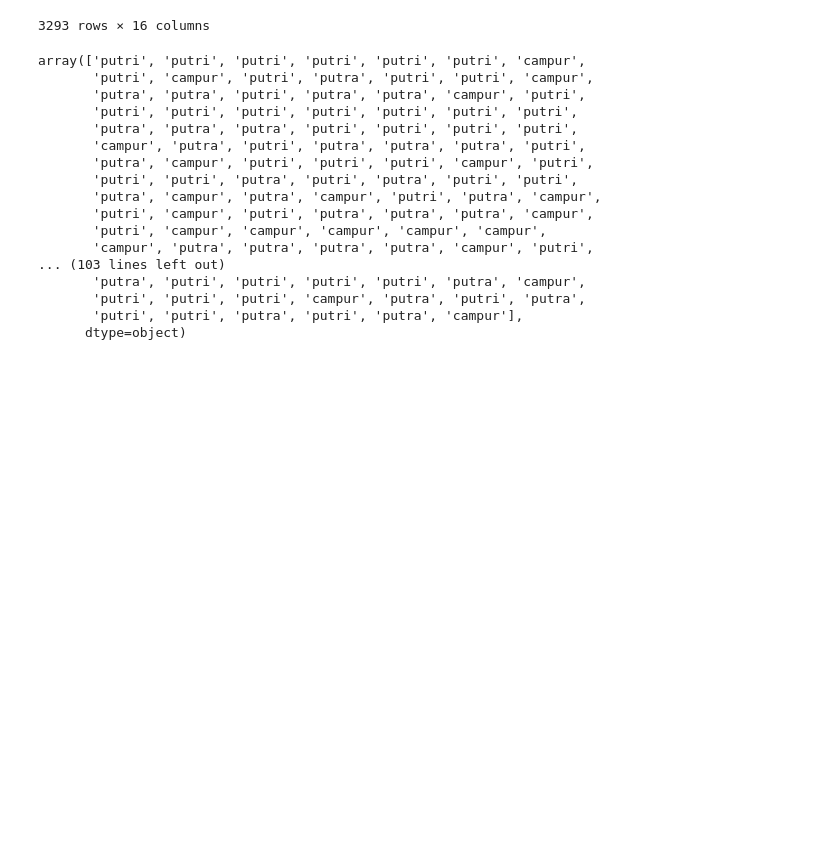
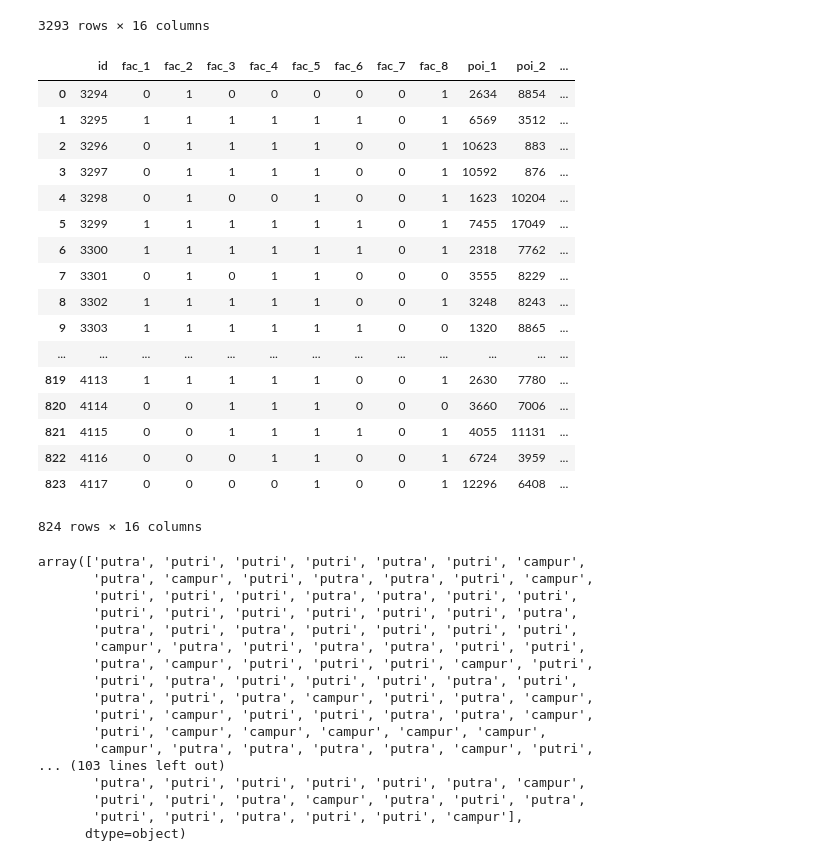
Before and after one commit to FarhanSetyaD/DataMining-Competition-JOINTS-UGM-2019, a Jupyter notebook: XGBoost.ipynb, the cells around one changed output. Saved outputs shown, nothing was run; the diff lists cells and outputs as text; code cells hidden in the pictures; blank space fills up the shorter version.

```diff
--- a/XGBoost.ipynb
+++ b/XGBoost.ipynb
@@ -40,6 +42,27 @@ train_df
 | 3291 | 0.0 | 0.0 | 1.0 | 0.0 | 1.0 | 0.0 | 0.0 | 0.0 | 1669.0 | 10065.0 | 3994.0 | ... |
 | 3292 | 0.0 | 0.0 | 0.0 | 0.0 | 0.0 | 0.0 | 0.0 | 1.0 | 2634.0 | 8854.0 | 2007.0 | ... |
 3293 rows × 16 columns
+# %%
+test_df
+# %% [output]
+|  | id | fac_1 | fac_2 | fac_3 | fac_4 | fac_5 | fac_6 | fac_7 | fac_8 | poi_1 | poi_2 | ... |
+| 0 | 3294 | 0 | 1 | 0 | 0 | 0 | 0 | 0 | 1 | 2634 | 8854 | ... |
+| 1 | 3295 | 1 | 1 | 1 | 1 | 1 | 1 | 0 | 1 | 6569 | 3512 | ... |
+| 2 | 3296 | 0 | 1 | 1 | 1 | 1 | 0 | 0 | 1 | 10623 | 883 | ... |
+| 3 | 3297 | 0 | 1 | 1 | 1 | 1 | 0 | 0 | 1 | 10592 | 876 | ... |
+| 4 | 3298 | 0 | 1 | 0 | 0 | 1 | 0 | 0 | 1 | 1623 | 10204 | ... |
+| 5 | 3299 | 1 | 1 | 1 | 1 | 1 | 1 | 0 | 1 | 7455 | 17049 | ... |
+| 6 | 3300 | 1 | 1 | 1 | 1 | 1 | 1 | 0 | 1 | 2318 | 7762 | ... |
+| 7 | 3301 | 0 | 1 | 0 | 1 | 1 | 0 | 0 | 0 | 3555 | 8229 | ... |
+| 8 | 3302 | 1 | 1 | 1 | 1 | 1 | 0 | 0 | 1 | 3248 | 8243 | ... |
+| 9 | 3303 | 1 | 1 | 1 | 1 | 1 | 1 | 0 | 0 | 1320 | 8865 | ... |
+| ... | ... | ... | ... | ... | ... | ... | ... | ... | ... | ... | ... | ... |
+| 819 | 4113 | 1 | 1 | 1 | 1 | 1 | 0 | 0 | 1 | 2630 | 7780 | ... |
+| 820 | 4114 | 0 | 0 | 1 | 1 | 1 | 0 | 0 | 0 | 3660 | 7006 | ... |
+| 821 | 4115 | 0 | 0 | 1 | 1 | 1 | 1 | 0 | 1 | 4055 | 11131 | ... |
+| 822 | 4116 | 0 | 0 | 0 | 1 | 1 | 0 | 0 | 1 | 6724 | 3959 | ... |
+| 823 | 4117 | 0 | 0 | 0 | 0 | 1 | 0 | 0 | 1 | 12296 | 6408 | ... |
+824 rows × 16 columns
 # %%
 # We'll impute missing values using the median for numeric columns and the most
 # common value for string columns.
@@ -79,26 +102,26 @@ X_train, X_test, Y_train, Y_test = train_test_split(train_X, train_y, test_size=
 # You can experiment with many other options here, using the same .fit() and .predict()
 # methods; see http://scikit-learn.org
 # This example uses the current build of XGBoost, from https://github.com/dmlc/xgboost
-gbm = xgb.XGBClassifier(max_depth=11, n_estimators=2900, learning_rate=0.5).fit(train_X, train_y)
+gbm = xgb.XGBClassifier(max_depth=3,n_estimators=2900, learning_rate=0.5).fit(train_X, train_y)
 # gbm.score(X_test, Y_test)
 predictions = gbm.predict(test_X)
 predictions
 # %% [output]
-array(['putri', 'putri', 'putri', 'putri', 'putri', 'putri', 'campur',
-       'putri', 'campur', 'putri', 'putra', 'putri', 'putri', 'campur',
-       'putra', 'putra', 'putri', 'putra', 'putra', 'campur', 'putri',
-       'putri', 'putri', 'putri', 'putri', 'putri', 'putri', 'putri',
-       'putra', 'putra', 'putra', 'putri', 'putri', 'putri', 'putri',
-       'campur', 'putra', 'putri', 'putra', 'putra', 'putra', 'putri',
+array(['putra', 'putri', 'putri', 'putri', 'putra', 'putri', 'campur',
+       'putra', 'campur', 'putri', 'putra', 'putra', 'putri', 'campur',
+       'putri', 'putri', 'putri', 'putra', 'putra', 'putri', 'putri',
+       'putri', 'putri', 'putri', 'putri', 'putri', 'putri', 'putra',
+       'putra', 'putri', 'putra', 'putri', 'putri', 'putri', 'putri',
+       'campur', 'putra', 'putri', 'putra', 'putra', 'putri', 'putri',
        'putra', 'campur', 'putri', 'putri', 'putri', 'campur', 'putri',
-       'putri', 'putri', 'putra', 'putri', 'putra', 'putri', 'putri',
-       'putra', 'campur', 'putra', 'campur', 'putri', 'putra', 'campur',
-       'putri', 'campur', 'putri', 'putra', 'putra', 'putra', 'campur',
+       'putri', 'putra', 'putri', 'putri', 'putri', 'putra', 'putri',
+       'putra', 'putri', 'putra', 'campur', 'putri', 'putra', 'campur',
+       'putri', 'campur', 'putri', 'putri', 'putra', 'putra', 'campur',
        'putri', 'campur', 'campur', 'campur', 'campur', 'campur',
        'campur', 'putra', 'putra', 'putra', 'putra', 'campur', 'putri',
 ... (103 lines left out)
        'putra', 'putri', 'putri', 'putri', 'putri', 'putra', 'campur',
-       'putri', 'putri', 'putri', 'campur', 'putra', 'putri', 'putra',
-       'putri', 'putri', 'putra', 'putri', 'putra', 'campur'],
+       'putri', 'putri', 'putra', 'campur', 'putra', 'putri', 'putra',
+       'putri', 'putri', 'putra', 'putri', 'putri', 'campur'],
       dtype=object)
 # %%
```
Also changed, not shown: parts of 3 cells of this notebook, 3 other files.
